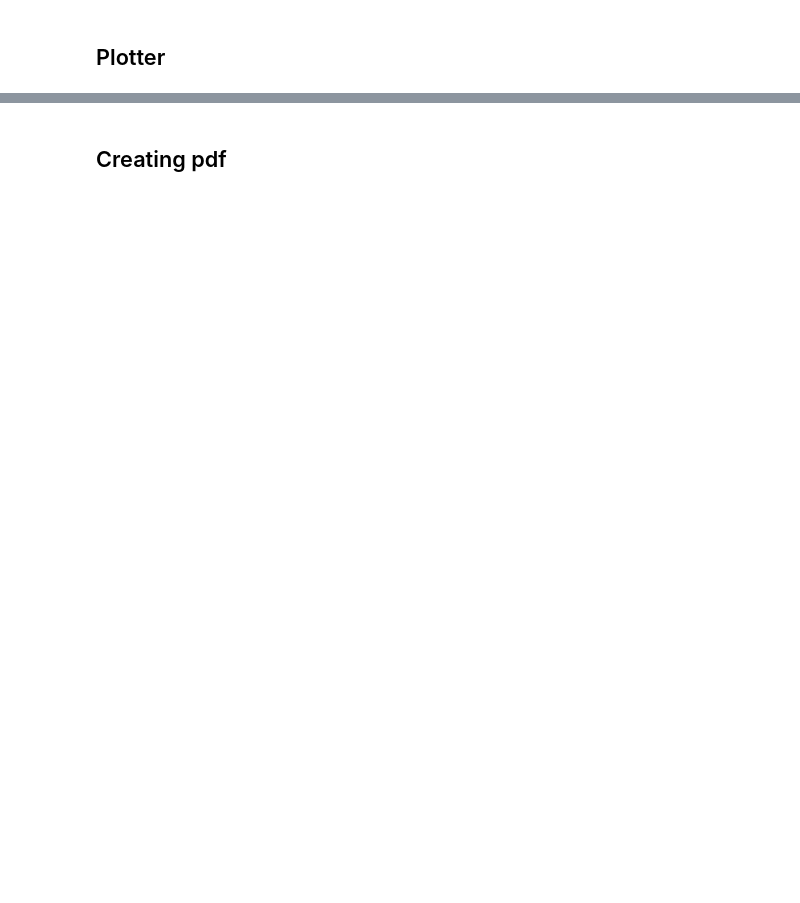
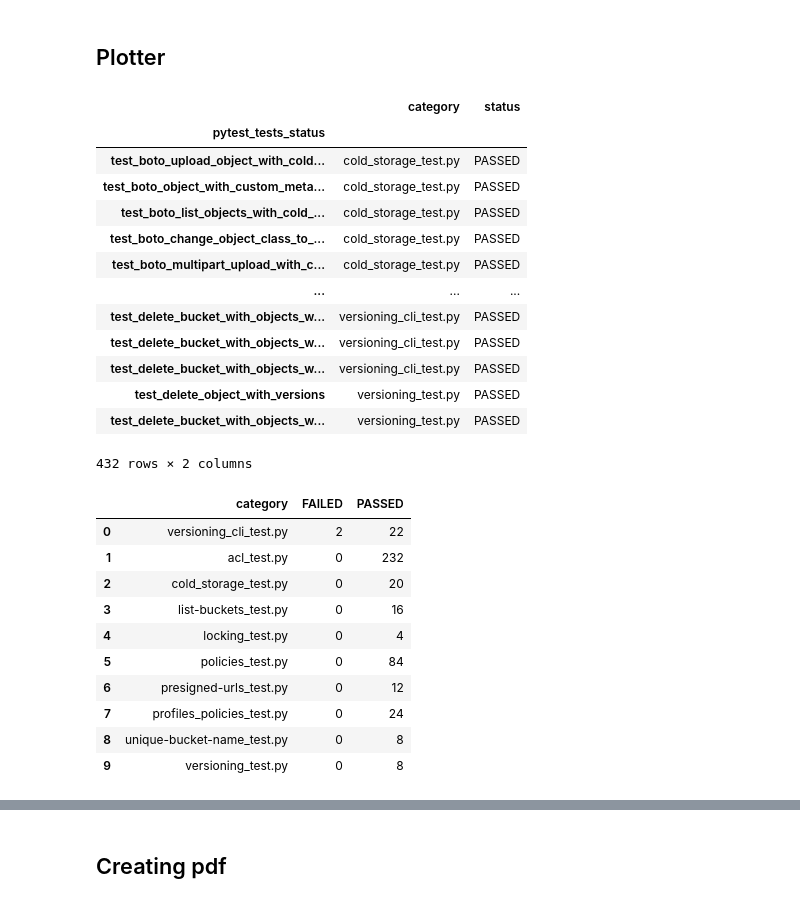
Before and after one commit to 2xlhe/gh-Actions-Reader, a Jupyter notebook: report.ipynb, the cells around one changed output, grey strips where cells are left out. Cells and saved outputs as stored; diff of their text form; code cells hidden in the pictures; blank space fills up the shorter version.

```diff
--- a/report.ipynb
+++ b/report.ipynb
@@ -50,8 +103,37 @@ display(all_failures_df)
 # %%
 # Setup
 error_distribution_df = all_tests_df[['category', 'status']]
 error_passed_info = error_distribution_df.groupby(['status','category']).value_counts()
 
 status_freq_df = pd.concat([error_passed_info.FAILED, error_passed_info.PASSED], axis=1).fillna(0).astype(int)
 status_freq_df.columns = ['FAILED','PASSED']
 status_freq_df = status_freq_df.reset_index()
+error_df = all_failures_df
+display(error_distribution_df)
+display(status_freq_df)
+# %% [output]
+|  | category | status |
+| pytest_tests_status |  |  |
+| test_boto_upload_object_with_cold... | cold_storage_test.py | PASSED |
+| test_boto_object_with_custom_meta... | cold_storage_test.py | PASSED |
+| test_boto_list_objects_with_cold_... | cold_storage_test.py | PASSED |
+| test_boto_change_object_class_to_... | cold_storage_test.py | PASSED |
+| test_boto_multipart_upload_with_c... | cold_storage_test.py | PASSED |
+| ... | ... | ... |
+| test_delete_bucket_with_objects_w... | versioning_cli_test.py | PASSED |
+| test_delete_bucket_with_objects_w... | versioning_cli_test.py | PASSED |
+| test_delete_bucket_with_objects_w... | versioning_cli_test.py | PASSED |
+| test_delete_object_with_versions | versioning_test.py | PASSED |
+| test_delete_bucket_with_objects_w... | versioning_test.py | PASSED |
+432 rows × 2 columns
+|  | category | FAILED | PASSED |
+| 0 | versioning_cli_test.py | 2 | 22 |
+| 1 | acl_test.py | 0 | 232 |
+| 2 | cold_storage_test.py | 0 | 20 |
+| 3 | list-buckets_test.py | 0 | 16 |
+| 4 | locking_test.py | 0 | 4 |
+| 5 | policies_test.py | 0 | 84 |
+| 6 | presigned-urls_test.py | 0 | 12 |
+| 7 | profiles_policies_test.py | 0 | 24 |
+| 8 | unique-bucket-name_test.py | 0 | 8 |
+| 9 | versioning_test.py | 0 | 8 |
```
Also changed, not shown: parts of 17 cells of this notebook.
